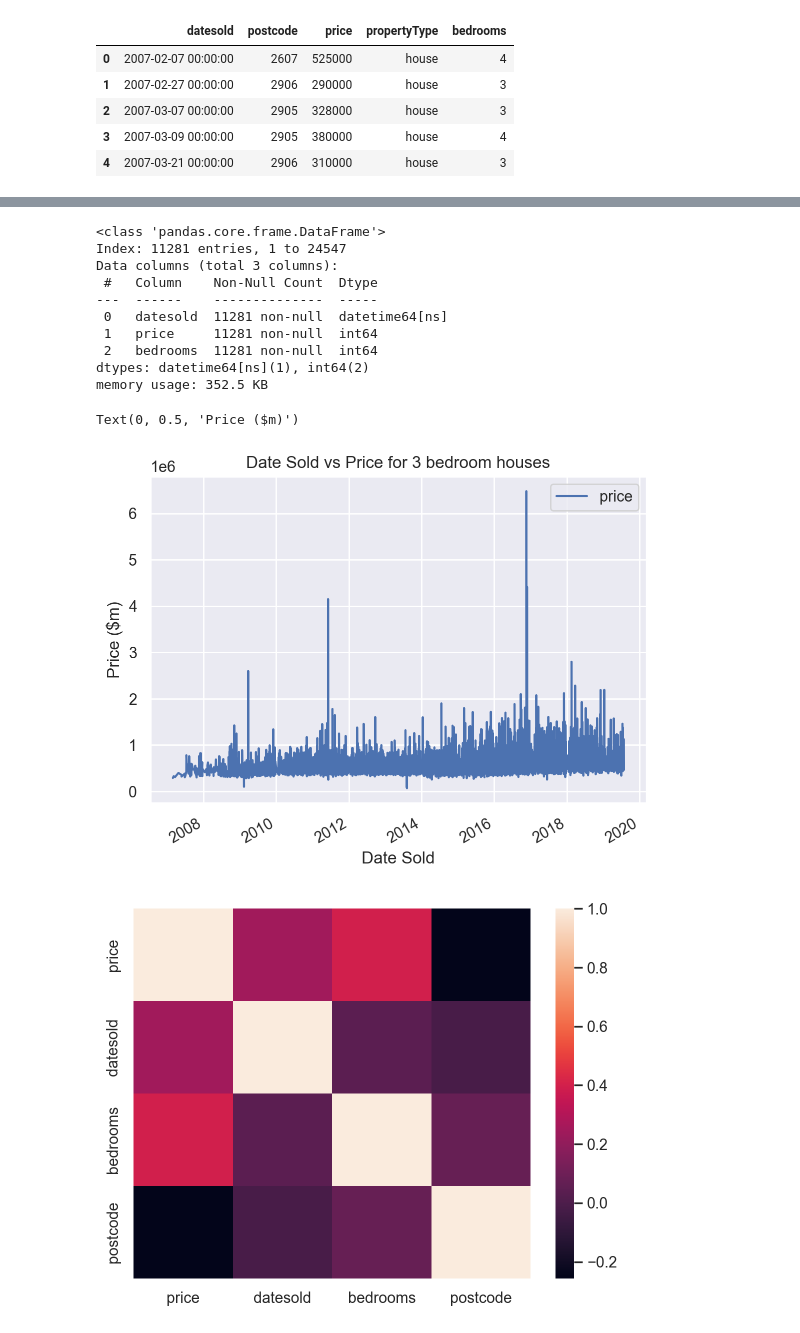
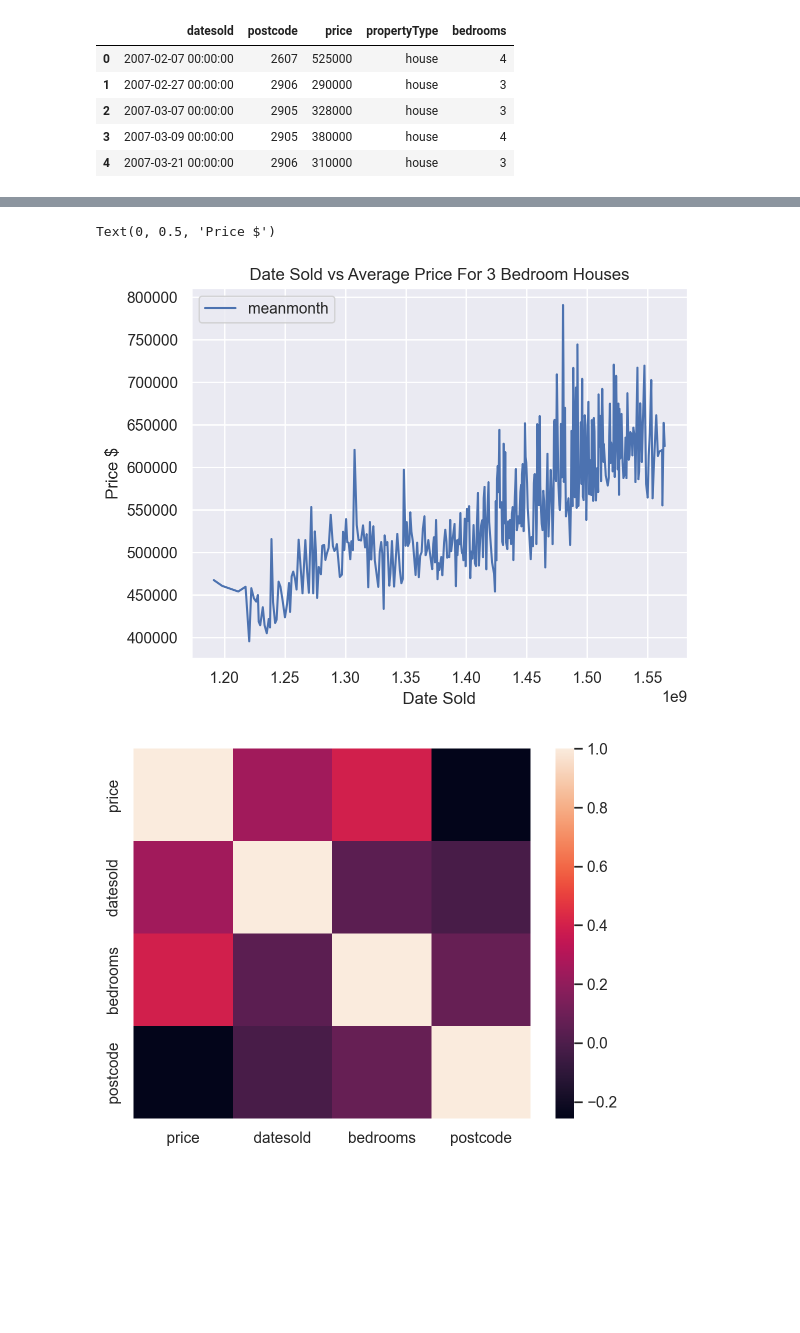
Before and after one commit to gemlorg/Thesis-Trading-LLM, a Jupyter notebook: projects/logistic-regression/src/visual.ipynb, the cells around one changed output, grey strips where cells are left out. Cells and saved outputs as stored; diff of their text form; code cells hidden in the pictures; blank space fills up the shorter version.

```diff
--- a/projects/logistic-regression/src/visual.ipynb
+++ b/projects/logistic-regression/src/visual.ipynb
@@ -86,27 +97,21 @@ plt.show()
 # %%
 
 data = df[["datesold", "price", "bedrooms"]]
 data = data[data["bedrooms"] == 3]
+data["intdate"] = data["datesold"]
+
+data["meanmonth"] = data["price"].rolling(30).mean()
 
 
-data.info()
-data.plot("datesold", "price")
-plt.title("Date Sold vs Price for 3 bedroom houses")
+data = data.iloc[::30]
+# data.head()
+data.plot("datesold", "meanmonth")
+plt.title("Date Sold vs Average Price For 3 Bedroom Houses")
 plt.xlabel('Date Sold')
-plt.ylabel("Price ($m)")
+plt.ylabel("Price $")
 # %% [output]
-<class 'pandas.core.frame.DataFrame'>
-Index: 11281 entries, 1 to 24547
-Data columns (total 3 columns):
- #   Column    Non-Null Count  Dtype
----  ------    --------------  -----
- 0   datesold  11281 non-null  datetime64[ns]
- 1   price     11281 non-null  int64
- 2   bedrooms  11281 non-null  int64
-dtypes: datetime64[ns](1), int64(2)
-memory usage: 352.5 KB
+Text(0, 0.5, 'Price $')
-Text(0, 0.5, 'Price ($m)')
-[figure, old version]
+[figure, new version]
 # %%
 data = df
 data["datesold"] = data["datesold"].map(lambda x: x.timestamp())
```
Also changed, not shown: parts of 6 cells of this notebook, 5 other files.
